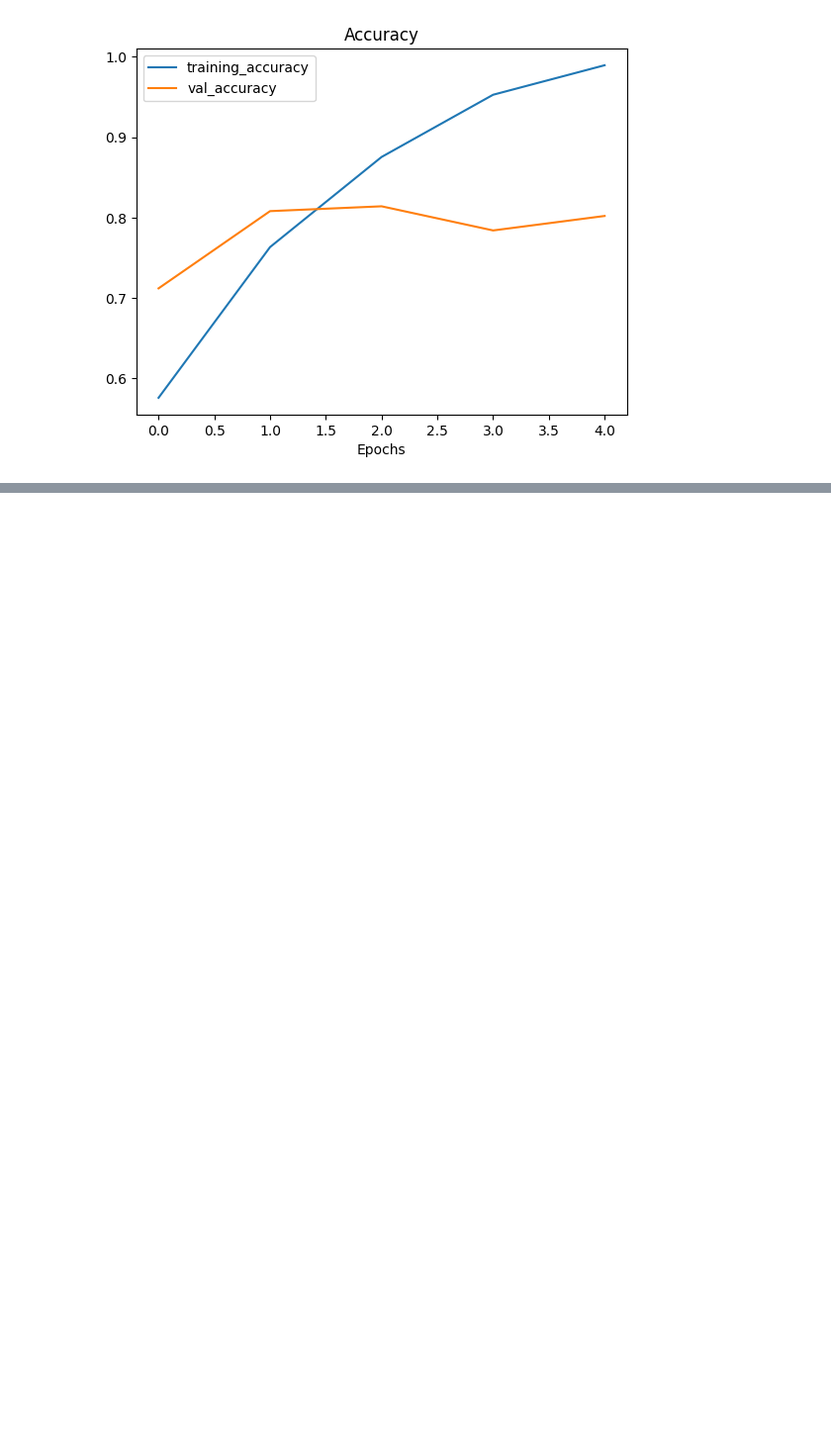
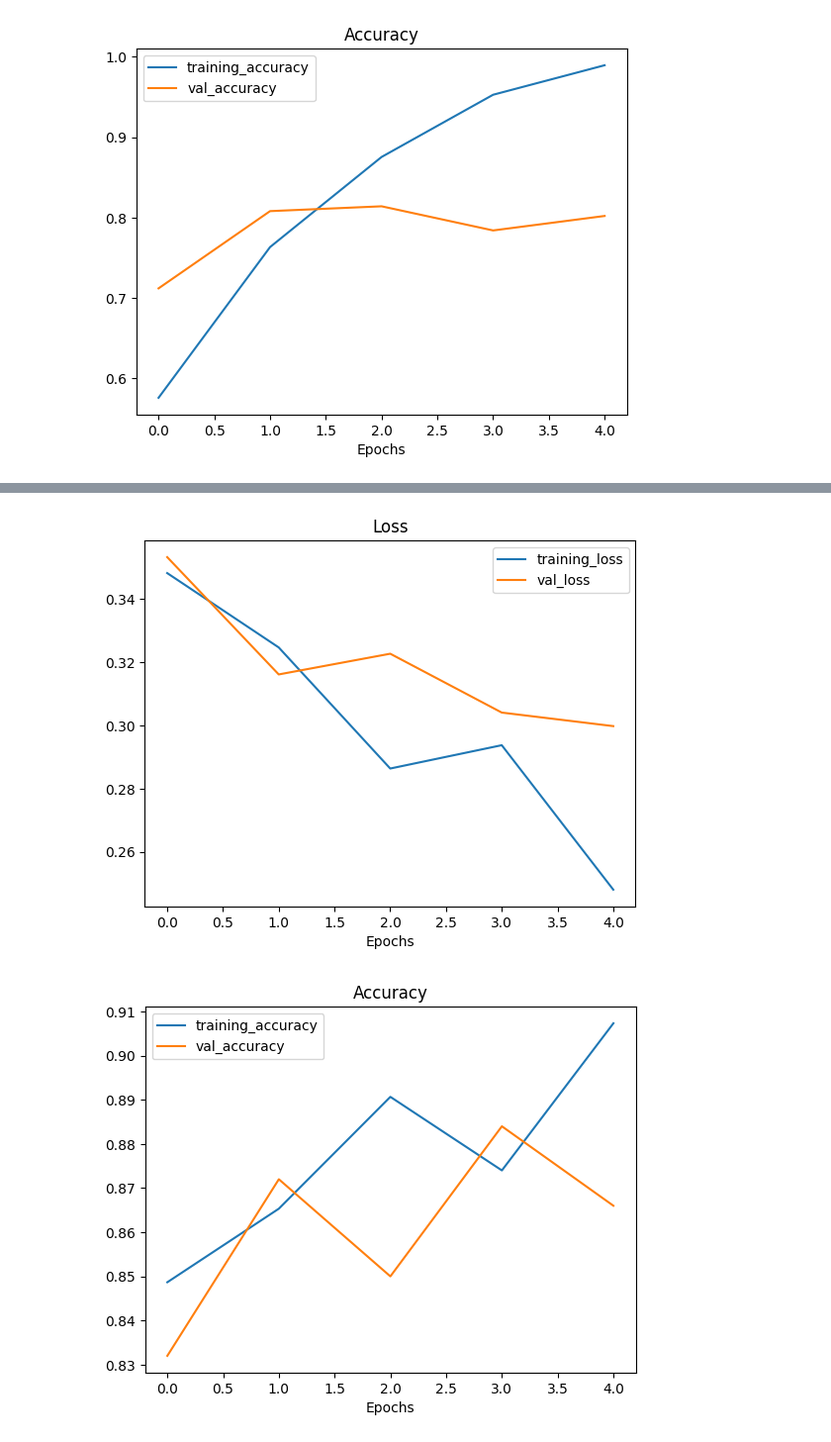
Before and after one commit to nripstein/Learning-Tensorflow, a Jupyter notebook: computer vision & CNNs.ipynb, the cells around one changed output, grey strips where cells are left out. Shown: that part at 99% size. Drawn from its saved outputs; the diff is of its cells as text; code cells hidden in the pictures; blank space fills up the shorter version.

Commit message:
learning about MaxPool2D

```diff
--- a/computer vision & CNNs.ipynb
+++ b/computer vision & CNNs.ipynb
@@ -348,0 +371,15 @@ plot_loss_curves(history_4)
+# %%
+# make a new model
+model_5 = tf.keras.models.Sequential([
+    tf.keras.layers.Conv2D(10, 3, activation="relu", input_shape=(224, 224, 3)),
+    tf.keras.layers.MaxPool2D(pool_size=2),
+    tf.keras.layers.Conv2D(10, 3, activation="relu"),
+    tf.keras.layers.MaxPool2D(),
+    tf.keras.layers.Conv2D(10, 3, activation="relu"),
+    tf.keras.layers.MaxPool2D(),
+    tf.keras.layers.Flatten(),
+    tf.keras.layers.Dense(1, activation="sigmoid")
+])
+model_5.compile(loss=tf.keras.losses.BinaryCrossentropy(),
+                optimizer=tf.keras.optimizers.Adam(),
+                metrics=["accuracy"])
@@ -348,0 +389,6 @@ plot_loss_curves(history_4)
+# %%
+history_5 = model_5.fit(train_data,
+            epochs=5,
+            steps_per_epoch=len(train_data),
+            validation_data=test_data,
+            validation_steps=len(test_data))
@@ -348,0 +430,5 @@ plot_loss_curves(history_4)
+# %%
+plot_loss_curves(history=history_5)
+# %% [output]
+[figure, added]
+[figure, added]
```
Also changed, not shown: parts of 7 cells of this notebook.
